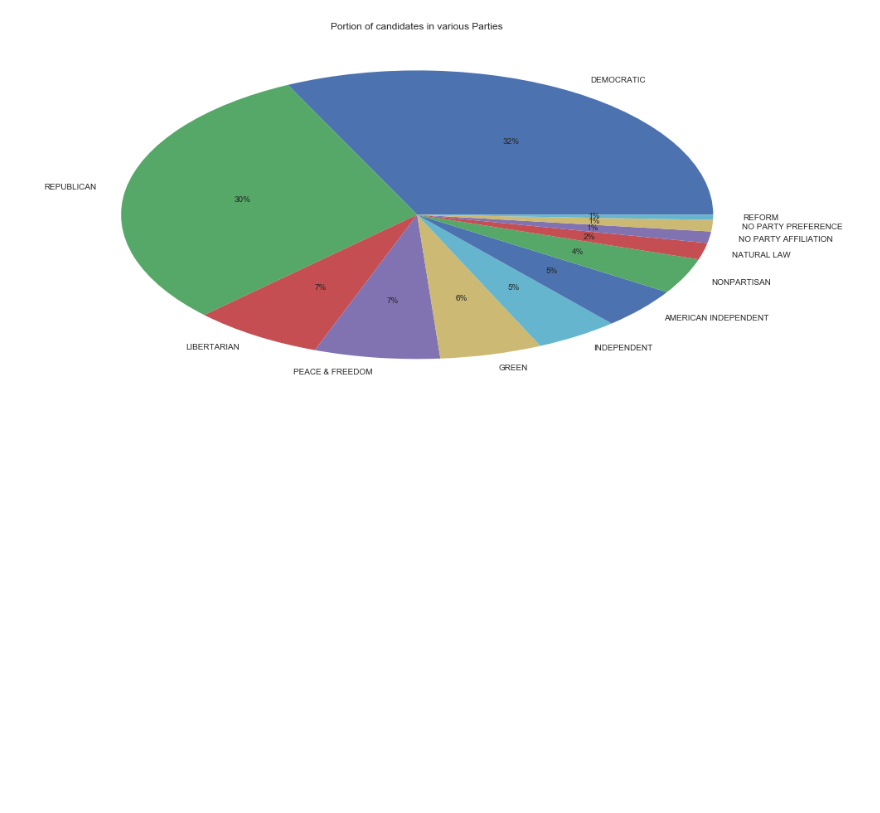
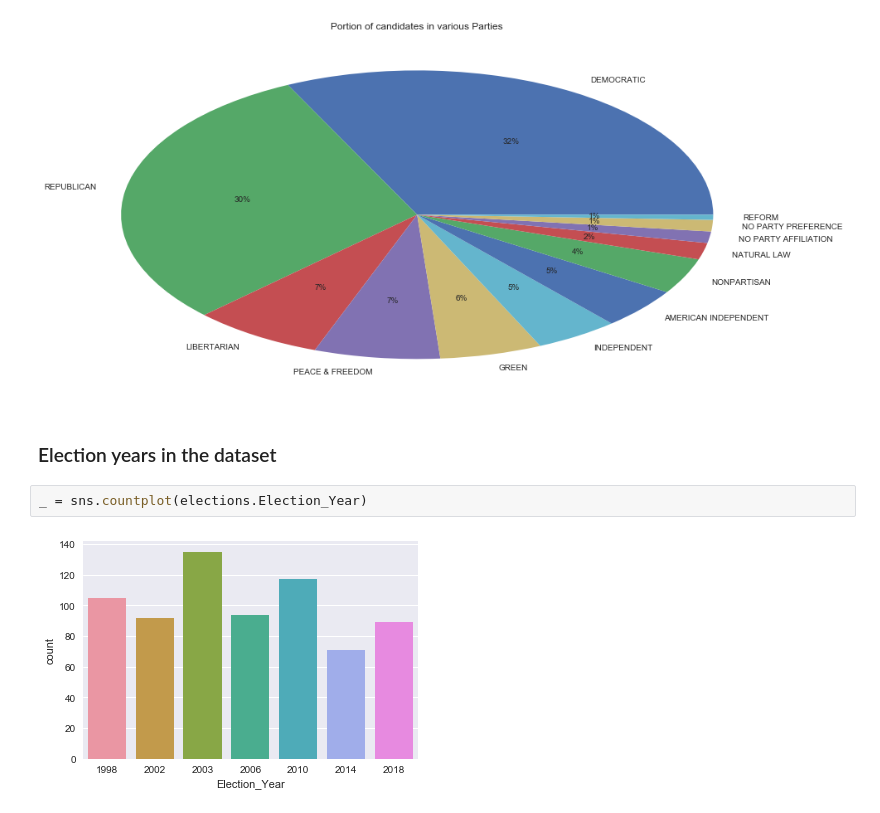
Before and after one commit to pstetz/misc, a Jupyter notebook: in_progress/pandas_elections/analysis.ipynb, the cells around one changed output. Cells and saved outputs as stored; diff of their text form; blank space fills up the shorter version.

Commit message:
few more charts in campaign contributions

```diff
--- a/in_progress/pandas_elections/analysis.ipynb
+++ b/in_progress/pandas_elections/analysis.ipynb
@@ -72,3 +72,9 @@ _ = (
 )
 # %% [output]
 [figure]
+# %% [markdown]
+### Election years in the dataset
+# %%
+_ = sns.countplot(elections.Election_Year)
+# %% [output]
+[figure, added]
```
Also changed, not shown: parts of 12 cells of this notebook, 2 other files.
